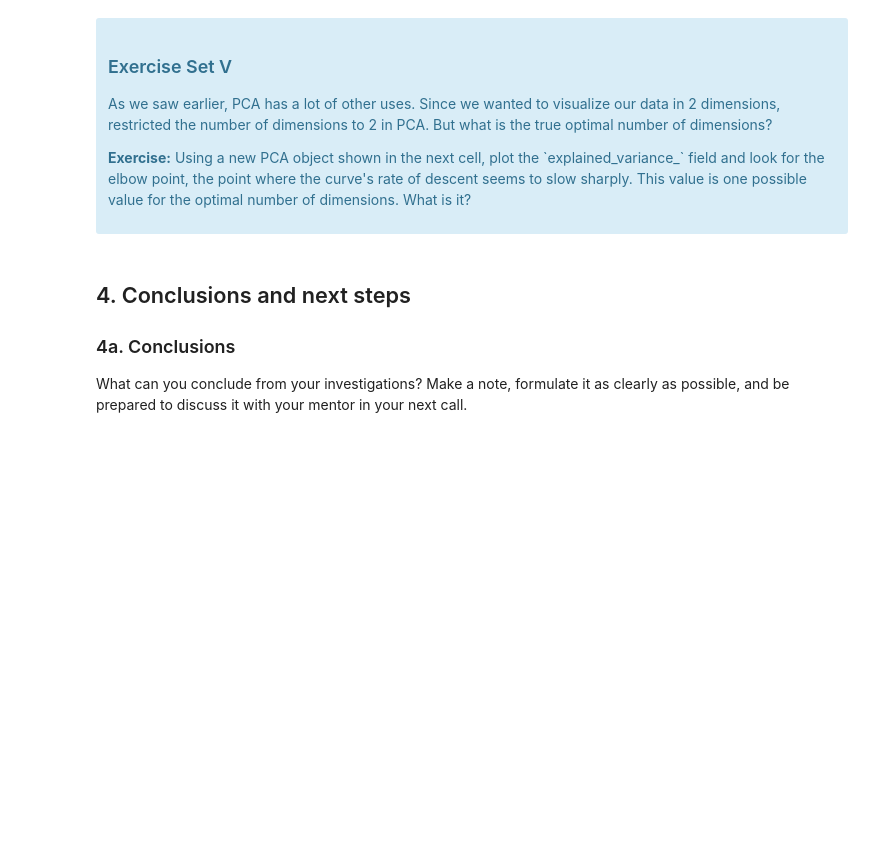
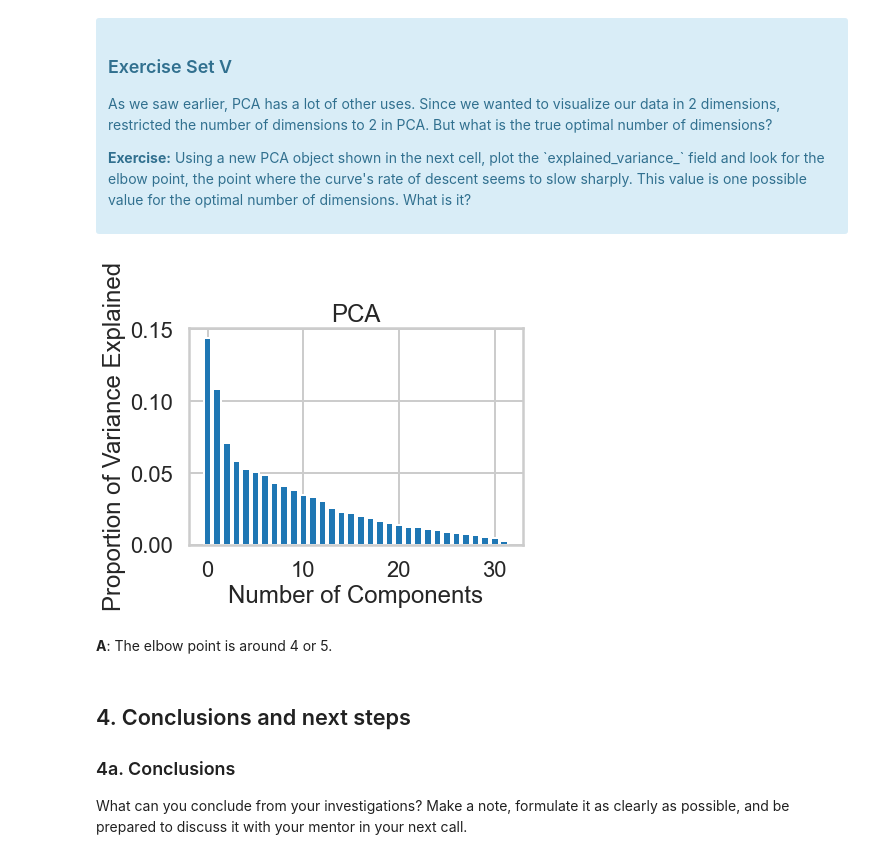
Before and after one commit to JasonCaldwellMBA/Clustering_Case_Study, a Jupyter notebook: Clustering Case Study - Customer Segmentation with K-Means - Tier 3.ipynb, the cells around one changed output. Drawn from its saved outputs; the diff is of its cells as text; code cells hidden in the pictures; blank space fills up the shorter version.

```diff
--- a/Clustering Case Study - Customer Segmentation with K-Means - Tier 3.ipynb
+++ b/Clustering Case Study - Customer Segmentation with K-Means - Tier 3.ipynb
@@ -607,3 +612,26 @@ What we've done is we've taken those columns of 0/1 indicator variables, and we'
+# %%
+# Initialize a new PCA model with a default number of components.
+# Initialize a variable, called pca, and assign it sklearn.decomposition.PCA()
+pca = PCA()
+
+# Call fit() on pca, with X passed to the method
+pca.fit(X)
+
+# Let's finish this :)  Make a variable called variance
+variance = pca.explained_variance_ratio_
+
+# Plot() it
+plt.bar(range(len(variance)), variance)
+
+# Label the axes
+plt.title("PCA")
+plt.xlabel("Number of Components")
+plt.ylabel("Proportion of Variance Explained")
+plt.show()
+# %% [output]
+[figure, added]
+# %% [markdown]
+__A__: The elbow point is around 4 or 5.
 # %% [markdown]
 ## 4. Conclusions and next steps
 ### 4a. Conclusions
```
Also changed, not shown: parts of 2 cells of this notebook.
